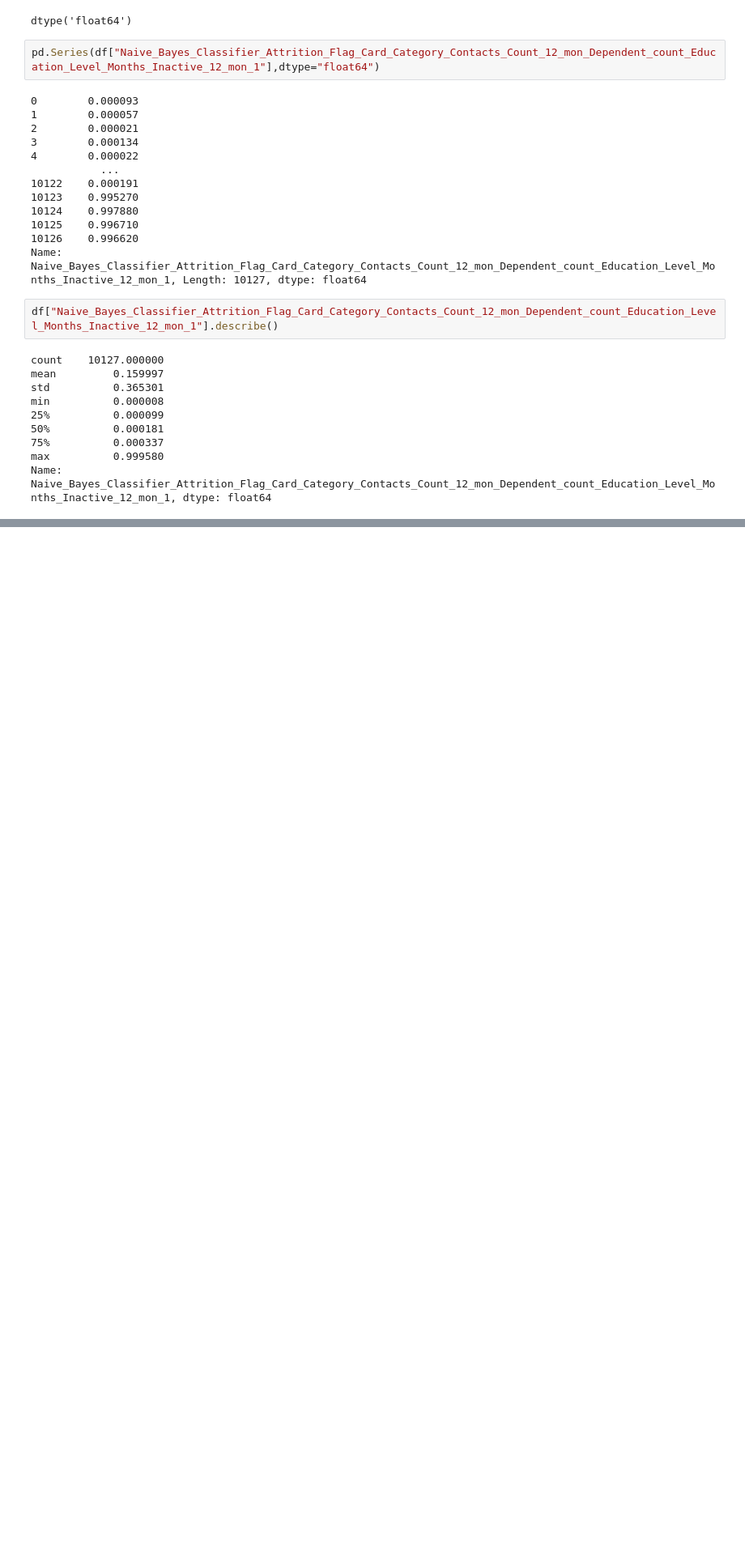
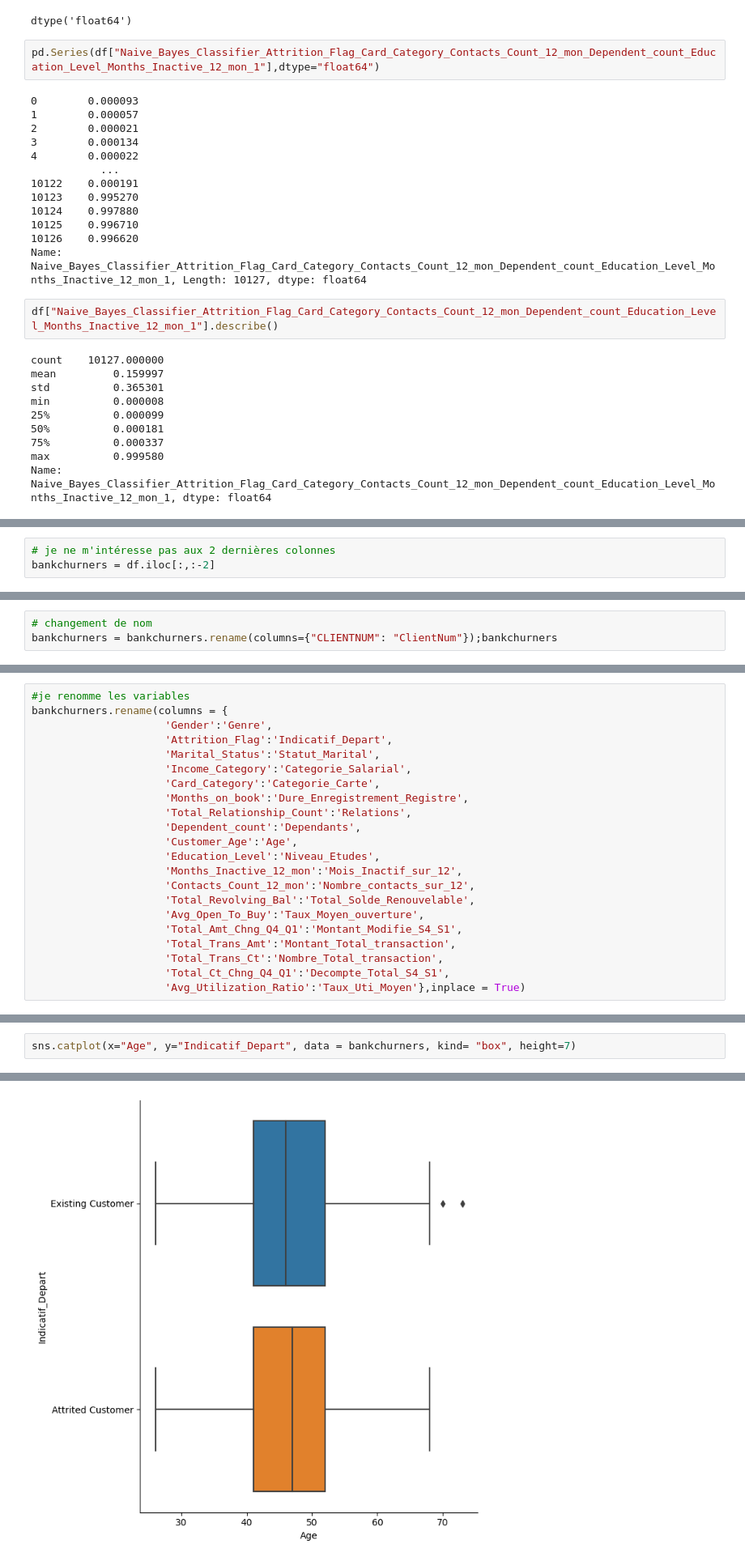
Before and after one commit to cyrio/data-analyst-bankchurners, a Jupyter notebook: BankChurners.ipynb, the cells around one changed output, grey strips where cells are left out. Shown at 81% size. Cells and saved outputs as stored; diff of their text form; blank space fills up the shorter version.

```diff
--- a/BankChurners.ipynb
+++ b/BankChurners.ipynb
@@ -149,0 +76,3 @@ df.head(10)
+# %%
+# je ne m'intéresse pas aux 2 dernières colonnes
+bankchurners = df.iloc[:,:-2]
@@ -149,0 +83,3 @@ df.head(10)
+# %%
+# changement de nom
+bankchurners = bankchurners.rename(columns={"CLIENTNUM": "ClientNum"});bankchurners
@@ -182,0 +138,22 @@ df.describe()
+# %%
+#je renomme les variables
+bankchurners.rename(columns = {
+                     'Gender':'Genre',
+                     'Attrition_Flag':'Indicatif_Depart',
+                     'Marital_Status':'Statut_Marital',
+                     'Income_Category':'Categorie_Salarial',
+                     'Card_Category':'Categorie_Carte',
+                     'Months_on_book':'Dure_Enregistrement_Registre',
+                     'Total_Relationship_Count':'Relations',
+                     'Dependent_count':'Dependants',
+                     'Customer_Age':'Age',
+                     'Education_Level':'Niveau_Etudes',
+                     'Months_Inactive_12_mon':'Mois_Inactif_sur_12',
+                     'Contacts_Count_12_mon':'Nombre_contacts_sur_12',
+                     'Total_Revolving_Bal':'Total_Solde_Renouvelable',
+                     'Avg_Open_To_Buy':'Taux_Moyen_ouverture',
+                     'Total_Amt_Chng_Q4_Q1':'Montant_Modifie_S4_S1',
+                     'Total_Trans_Amt':'Montant_Total_transaction',
+                     'Total_Trans_Ct':'Nombre_Total_transaction',
+                     'Total_Ct_Chng_Q4_Q1':'Decompte_Total_S4_S1',
+                     'Avg_Utilization_Ratio':'Taux_Uti_Moyen'},inplace = True)
@@ -182,0 +248,3 @@ df.describe()
+# %%
+sns.catplot(x="Age", y="Indicatif_Depart", data = bankchurners, kind= "box", height=7)
+# %% [output]
@@ -182,0 +252 @@ df.describe()
+[figure, added]
```
Also changed, not shown: parts of 26 cells of this notebook, 1 other file.
